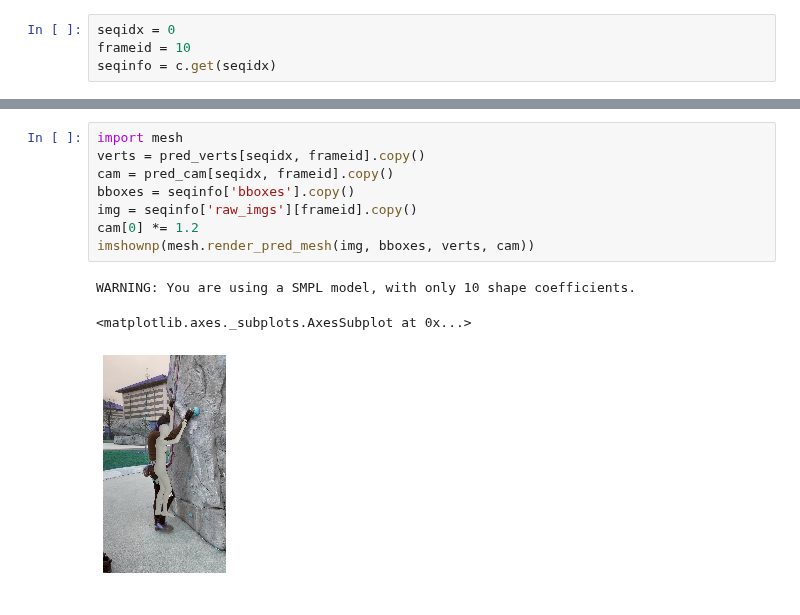
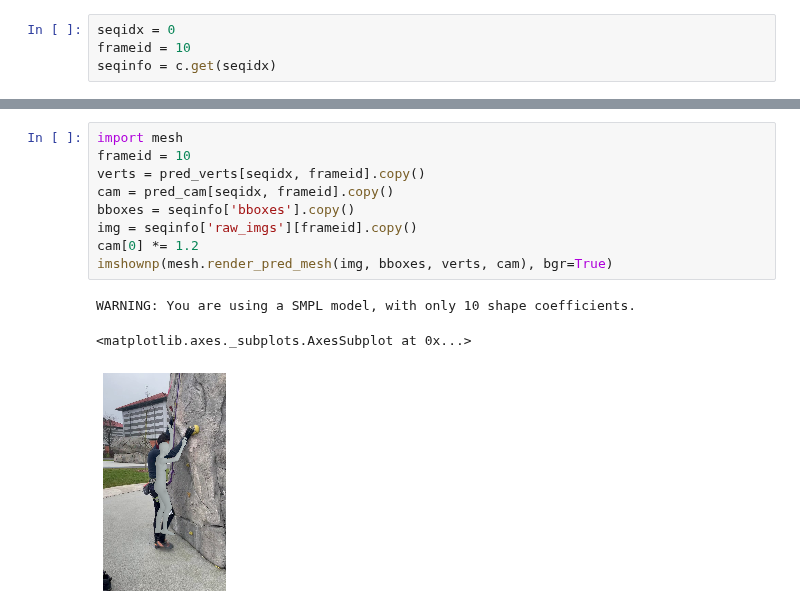
Before and after one commit to 2food/APEC, a Jupyter notebook: meva.ipynb, the cells around one changed output, grey strips where cells are left out. Drawn from its saved outputs; the diff is of its cells as text.

```diff
--- a/meva.ipynb
+++ b/meva.ipynb
@@ -136,12 +137,13 @@ plt.show();
 # %%
 import mesh
+frameid = 10
 verts = pred_verts[seqidx, frameid].copy()
 cam = pred_cam[seqidx, frameid].copy()
 bboxes = seqinfo['bboxes'].copy()
 img = seqinfo['raw_imgs'][frameid].copy()
 cam[0] *= 1.2
-imshownp(mesh.render_pred_mesh(img, bboxes, verts, cam))
+imshownp(mesh.render_pred_mesh(img, bboxes, verts, cam), bgr=True)
 # %% [output]
 WARNING: You are using a SMPL model, with only 10 shape coefficients.
 <matplotlib.axes._subplots.AxesSubplot at 0x...>
-[figure, old version]
+[figure, new version]
```
Also changed, not shown: parts of 6 cells of this notebook, 2 other files.
